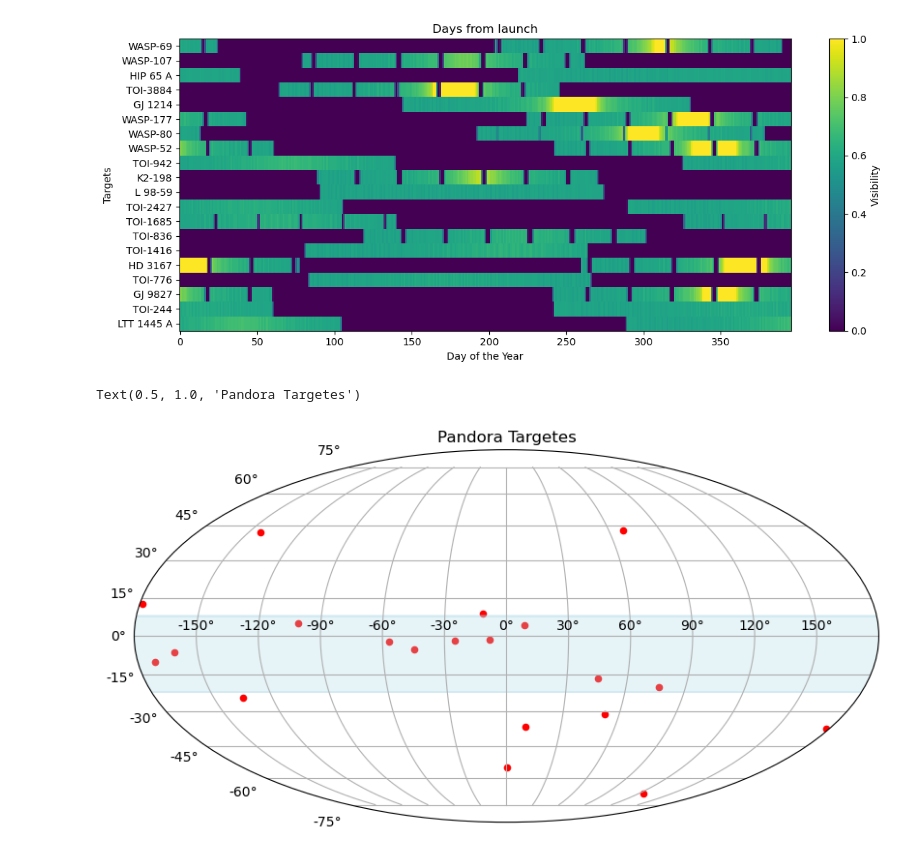
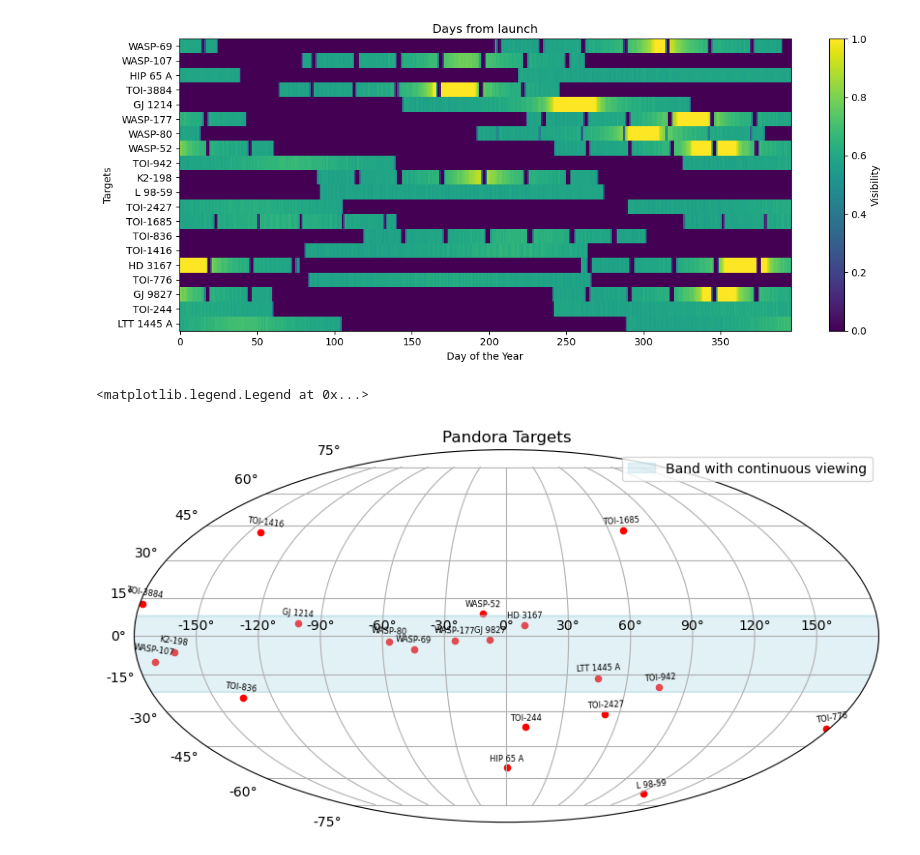
Before and after one commit to PandoraMission/pandora-visibility, a Jupyter notebook: docs/Example-useage.ipynb, the cells around one changed output. Saved outputs shown, nothing was run; the diff lists cells and outputs as text; code cells hidden in the pictures.

```diff
--- a/docs/Example-useage.ipynb
+++ b/docs/Example-useage.ipynb
@@ -175,26 +175,33 @@ plt.tight_layout()
 # %%
 # this attemps to show targets across the sky
 
 # Convert RA to radians, wrap to [-180, 180] for Mollweide
 ra_rad = np.radians(np.remainder(target_df.ra + 180, 360) - 180)
 dec_rad = np.radians(target_df.dec)
 
 fig = plt.figure(figsize=(10, 5))
 ax = fig.add_subplot(111, projection="mollweide")
 ax.scatter(ra_rad, dec_rad, s=20, color='red')
 
 # Add band: fill between curves at Dec = -7 ± 15 degrees
+# Targets in this region can be observed continuously for 30 days
 dec_center = -7
 dec_width = 15
 ymin = np.radians(dec_center - dec_width)
 ymax = np.radians(dec_center + dec_width)
 
 # For fill_between to work, we need x values across the whole RA range
 x = np.linspace(-np.pi, np.pi, 1000)
-ax.fill_between(x, ymin, ymax, color='lightblue', alpha=0.3, label='Band with continuous viewing')
+ax.fill_between(x, ymin, ymax, color='lightblue', alpha=0.35, label='Band with continuous viewing')
+
+for ra, dec, name in zip(ra_rad, dec_rad, target_df.star):
+    angle = np.degrees(ra)
+    ax.text(ra, dec + label_offset, name, fontsize=6,
+            rotation=angle / 20, ha='center', va='bottom', color='black')
 
 ax.grid(True)
-ax.set_title("Pandora Targetes")
+ax.set_title("Pandora Targets")
+ax.legend()
 # %% [output]
-Text(0.5, 1.0, 'Pandora Targetes')
+<matplotlib.legend.Legend at 0x...>
-[figure, old version]
+[figure, new version]
```
